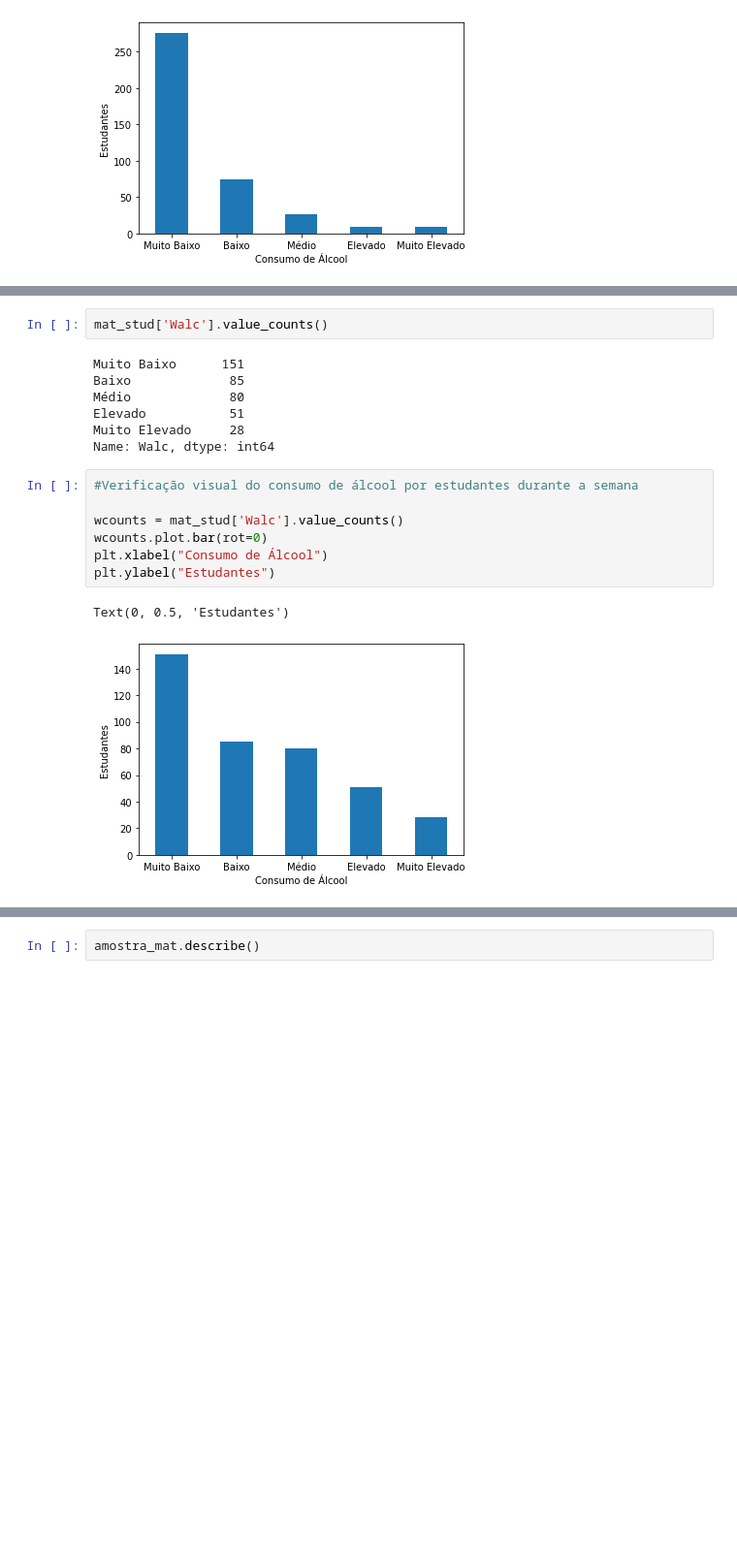
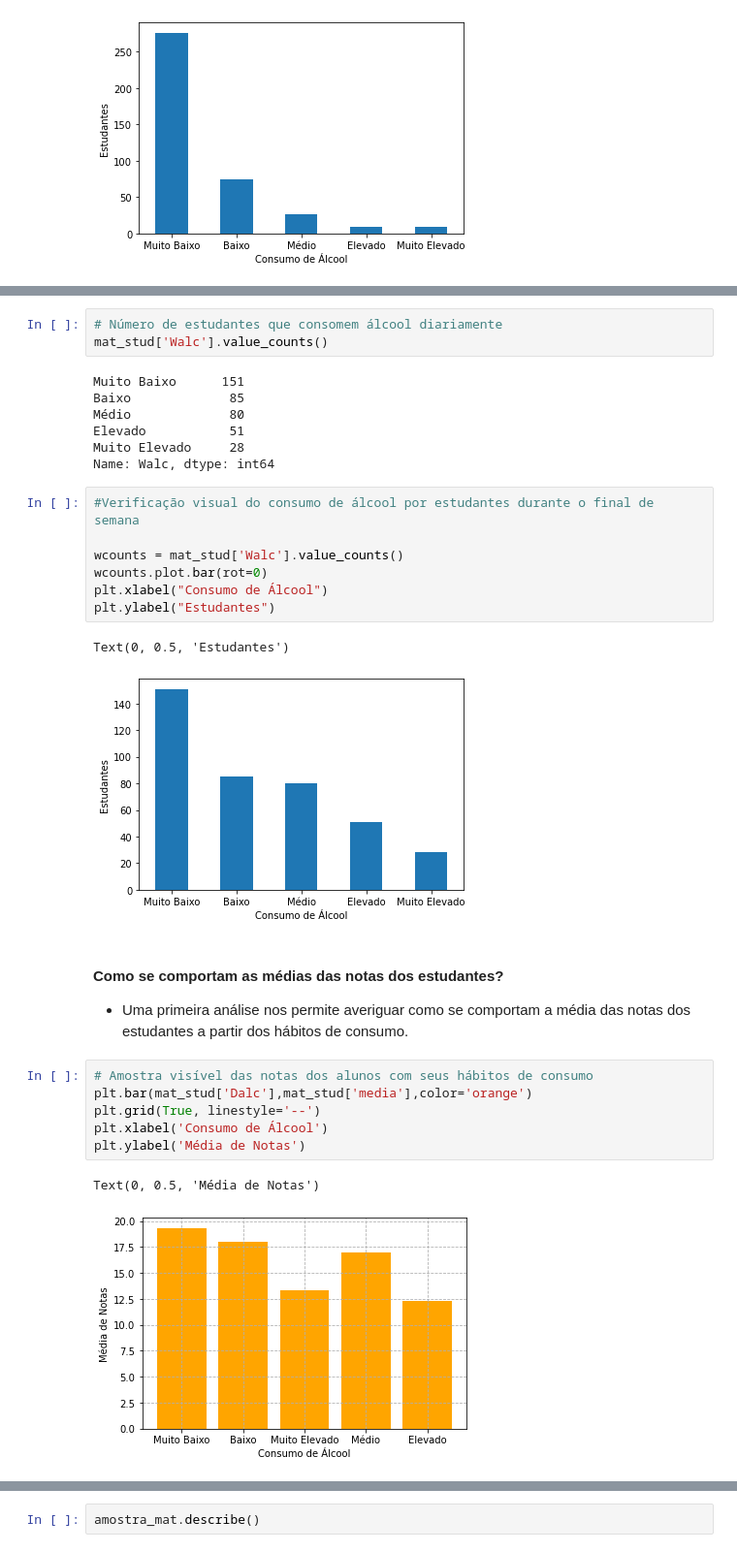
Before and after one commit to danielmacedodc/Analise-de-Dados_CIn, a Jupyter notebook: Projeto - Análise de Dados - Daniel Macedo.ipynb, the cells around one changed output, grey strips where cells are left out. Shown at 97% size. Drawn from its saved outputs; the diff is of its cells as text; blank space fills up the shorter version.

```diff
--- a/Projeto - Análise de Dados - Daniel Macedo.ipynb
+++ b/Projeto - Análise de Dados - Daniel Macedo.ipynb
@@ -635,4 +658,5 @@ Text(0, 0.5, 'Estudantes')
 # %%
+# Número de estudantes que consomem álcool diariamente
 mat_stud['Walc'].value_counts()
 # %% [output]
 Muito Baixo      151
@@ -642,7 +666,7 @@ Elevado           51
 Muito Elevado     28
 Name: Walc, dtype: int64
 # %%
-#Verificação visual do consumo de álcool por estudantes durante a semana
+#Verificação visual do consumo de álcool por estudantes durante o final de semana
 
 wcounts = mat_stud['Walc'].value_counts()
 wcounts.plot.bar(rot=0)
@@ -651,3 +675,16 @@ plt.ylabel("Estudantes")
 # %% [output]
 Text(0, 0.5, 'Estudantes')
 [figure]
+# %% [markdown]
+#### **Como se comportam as médias das notas dos estudantes?**
+
+- Uma primeira análise nos permite averiguar como se comportam a média das notas dos estudantes a partir dos hábitos de consumo.
+# %%
+# Amostra visível das notas dos alunos com seus hábitos de consumo
+plt.bar(mat_stud['Dalc'],mat_stud['media'],color='orange')
+plt.grid(True, linestyle='--')
+plt.xlabel('Consumo de Álcool')
+plt.ylabel('Média de Notas')
+# %% [output]
+Text(0, 0.5, 'Média de Notas')
+[figure, added]
```
Also changed, not shown: parts of 30 cells of this notebook.
